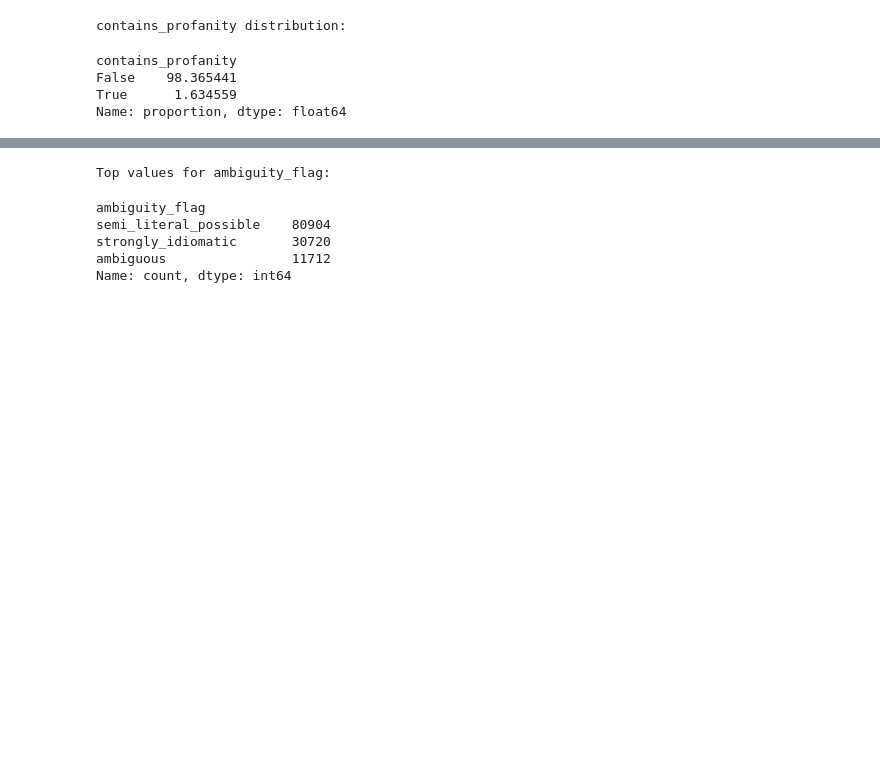
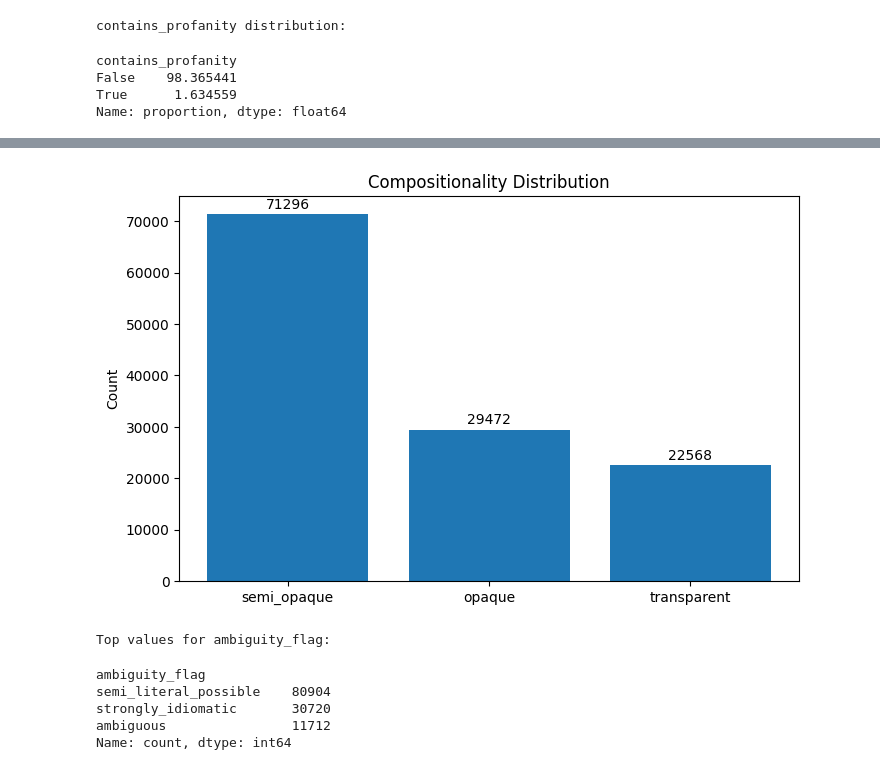
Before and after one commit to aymanshar/IdiomX, a Jupyter notebook: notebooks/01_idiomX_dataset_exploration.ipynb, the cells around one changed output, grey strips where cells are left out. Saved outputs shown, nothing was run; the diff lists cells and outputs as text; code cells hidden in the pictures; blank space fills up the shorter version.

```diff
--- a/notebooks/01_idiomX_dataset_exploration.ipynb
+++ b/notebooks/01_idiomX_dataset_exploration.ipynb
@@ -620,3 +671,21 @@ Name: proportion, dtype: float64
+# %%
+# === Figure 3: Compositionality Distribution (WITH VALUES) ===
+
+counts = df["idiom_compositionality_level"].value_counts()
+
+plt.figure(figsize=(8,5))
+bars = plt.bar(counts.index, counts.values)
+
+for bar in bars:
+    yval = bar.get_height()
+    plt.text(bar.get_x() + bar.get_width()/2, yval + 500,
+             f'{int(yval)}', ha='center', va='bottom')
+
+plt.title("Compositionality Distribution")
+plt.ylabel("Count")
+plt.show()
+# %% [output]
+[figure, added]
 # %%
 # 6.6. Categorical linguistic features
 # =========================================
```
Also changed, not shown: parts of 10 cells of this notebook, 4 other files.
